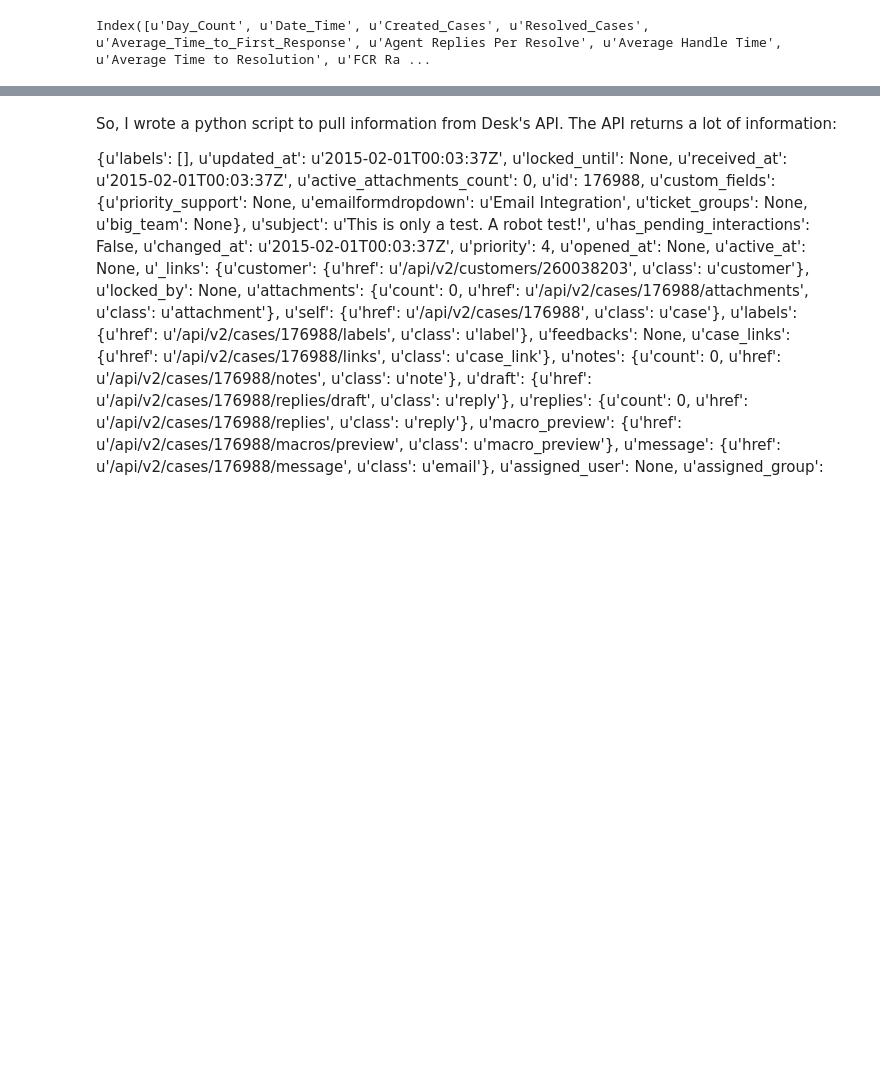
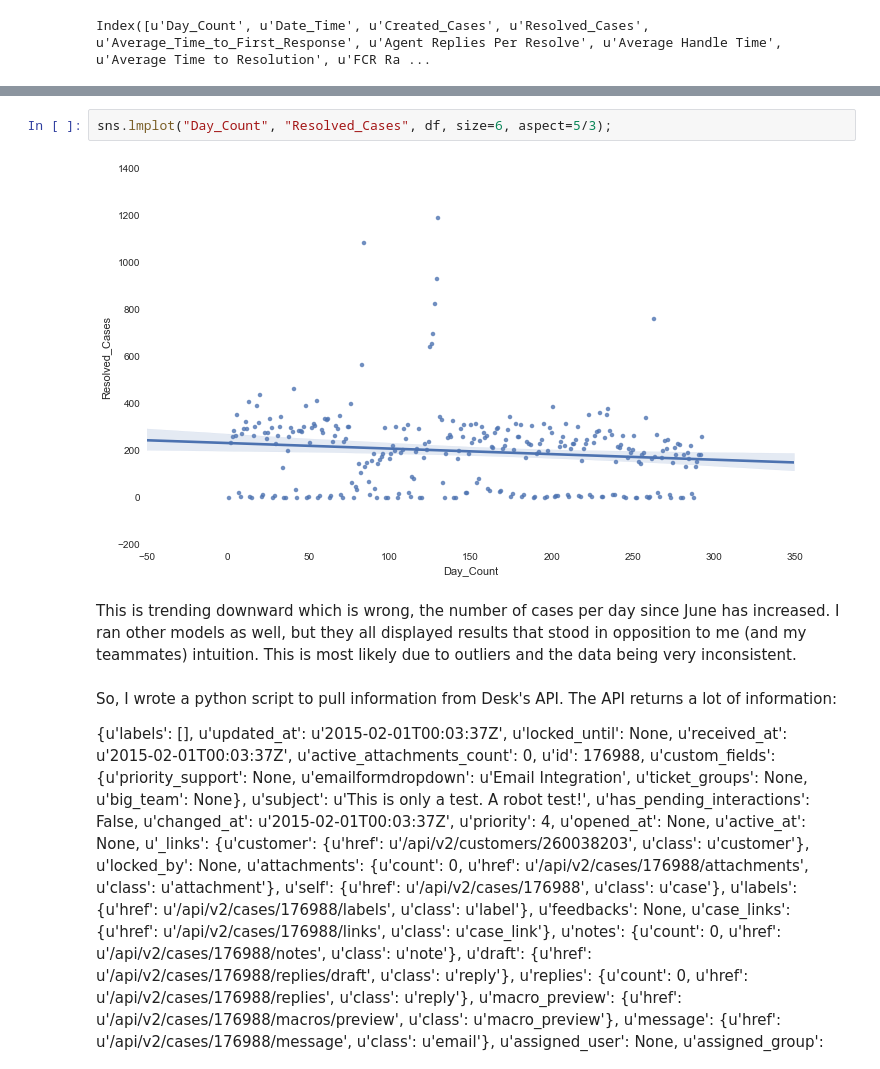
Before and after one commit to alharmon13/DAT_SF_12, a Jupyter notebook: Project /Desk.ipynb, the cells around one changed output, grey strips where cells are left out. Saved outputs shown, nothing was run; the diff lists cells and outputs as text; blank space fills up the shorter version.

```diff
--- a/Project /Desk.ipynb
+++ b/Project /Desk.ipynb
@@ -47,3 +72,9 @@ df.plot(x='Day_Count', y='Resolved_Cases')
+# %%
+sns.lmplot("Day_Count", "Resolved_Cases", df, size=6, aspect=5/3);
+# %% [output]
+[figure, added]
+# %% [markdown]
+This is trending downward which is wrong, the number of cases per day since June has increased. I ran other models as well, but they all displayed results that stood in opposition to me (and my teammates) intuition. This is most likely due to outliers and the data being very inconsistent.
 # %% [markdown]
 So, I wrote a python script to pull information from Desk's API. The API returns a lot of information:
 
```
Also changed, not shown: parts of 11 cells of this notebook, 1 other file.
